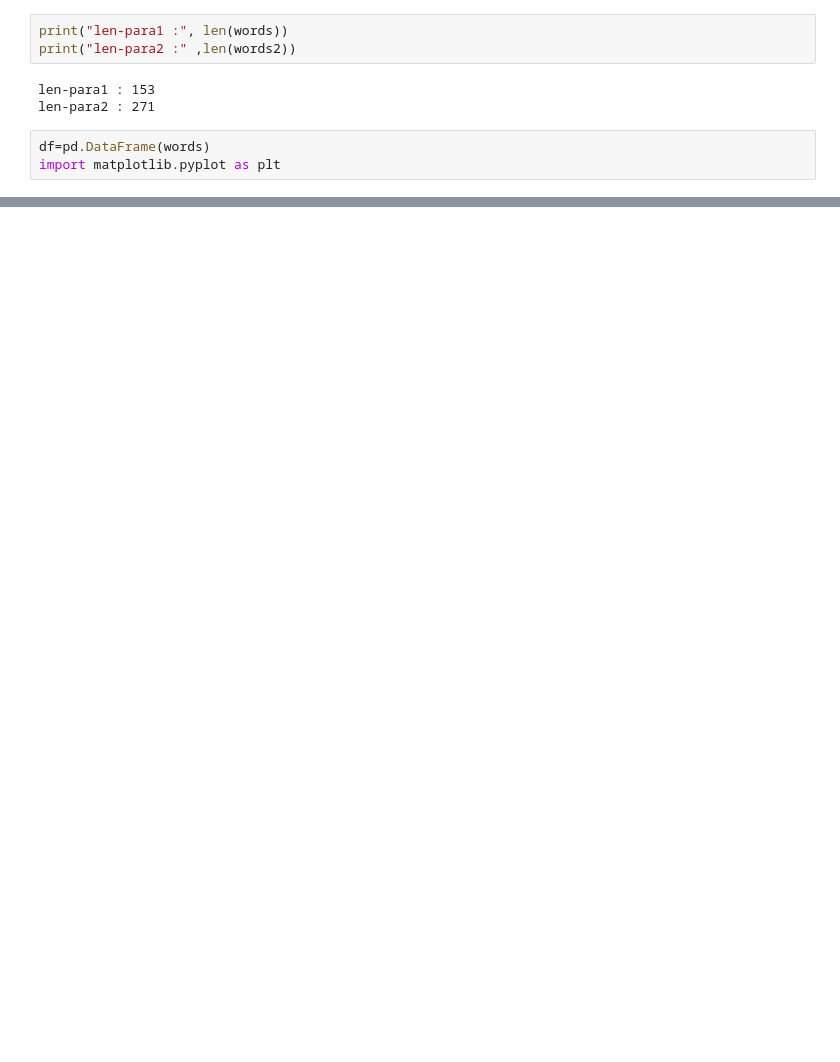
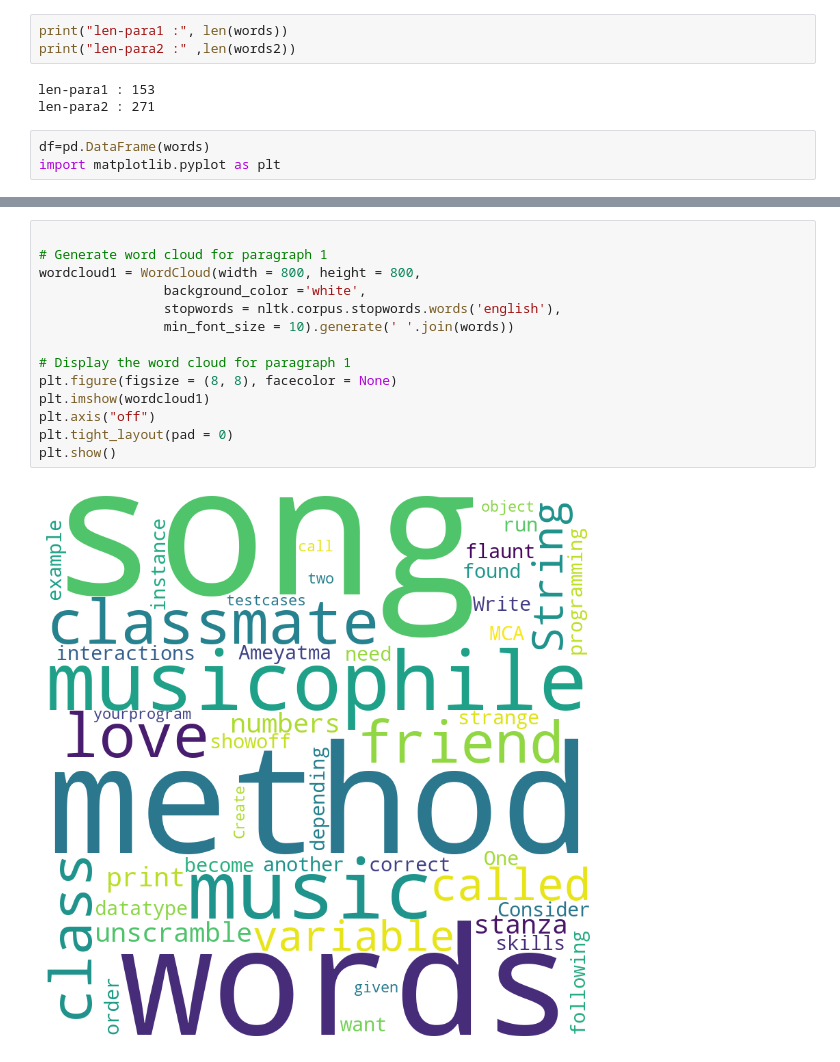
Before and after one commit to aaronjoju07/Adv_Data_Analysis, a Jupyter notebook: WordCloud.ipynb, the cells around one changed output, grey strips where cells are left out. Cells and saved outputs as stored; diff of their text form; blank space fills up the shorter version.

```diff
--- a/WordCloud.ipynb
+++ b/WordCloud.ipynb
@@ -74,0 +41,16 @@ plt.show()
+# %%
+
+# Generate word cloud for paragraph 1
+wordcloud1 = WordCloud(width = 800, height = 800,
+                background_color ='white',
+                stopwords = nltk.corpus.stopwords.words('english'),
+                min_font_size = 10).generate(' '.join(words))
+
+# Display the word cloud for paragraph 1
+plt.figure(figsize = (8, 8), facecolor = None)
+plt.imshow(wordcloud1)
+plt.axis("off")
+plt.tight_layout(pad = 0)
+plt.show()
+# %% [output]
+[figure, added]
```
Also changed, not shown: parts of 6 cells of this notebook.
